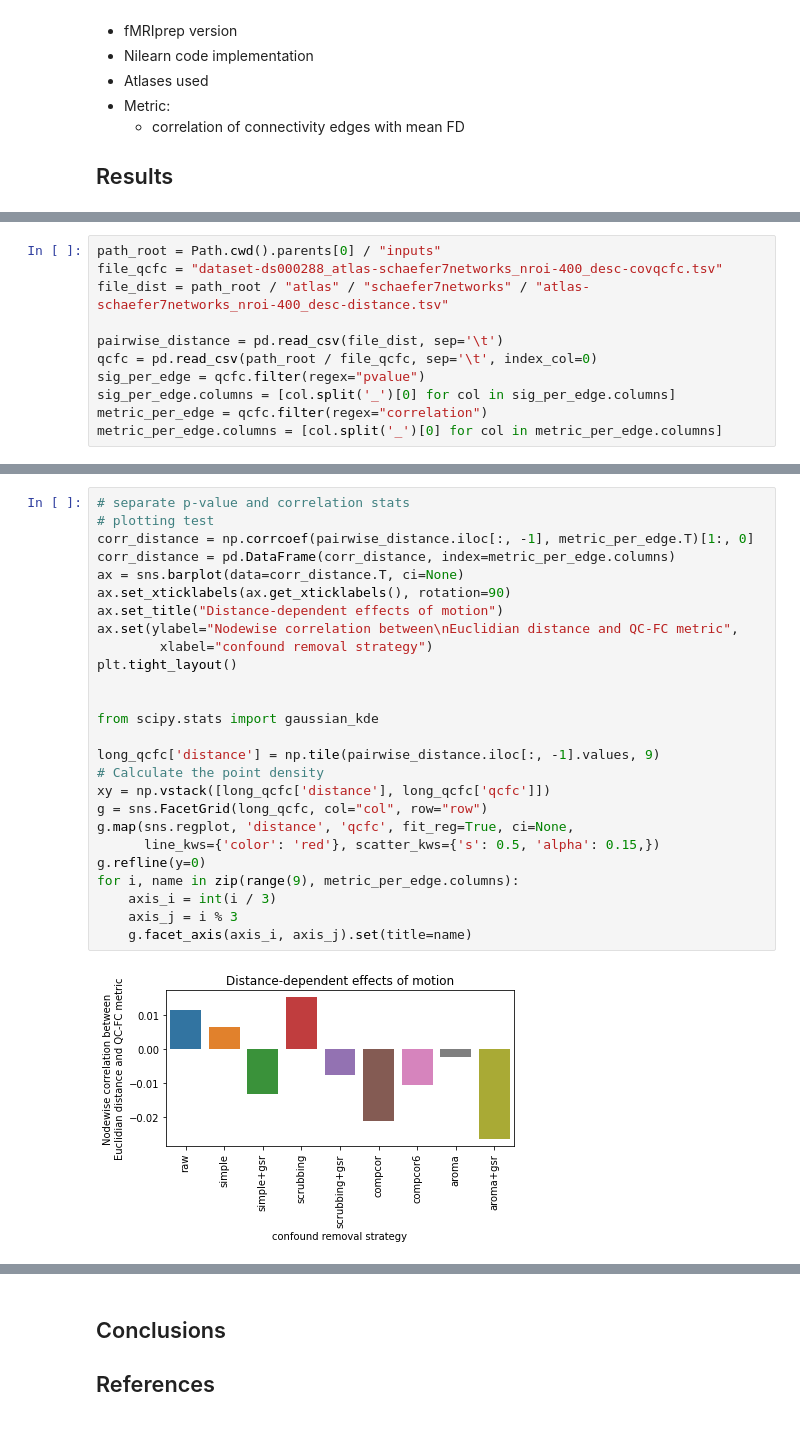
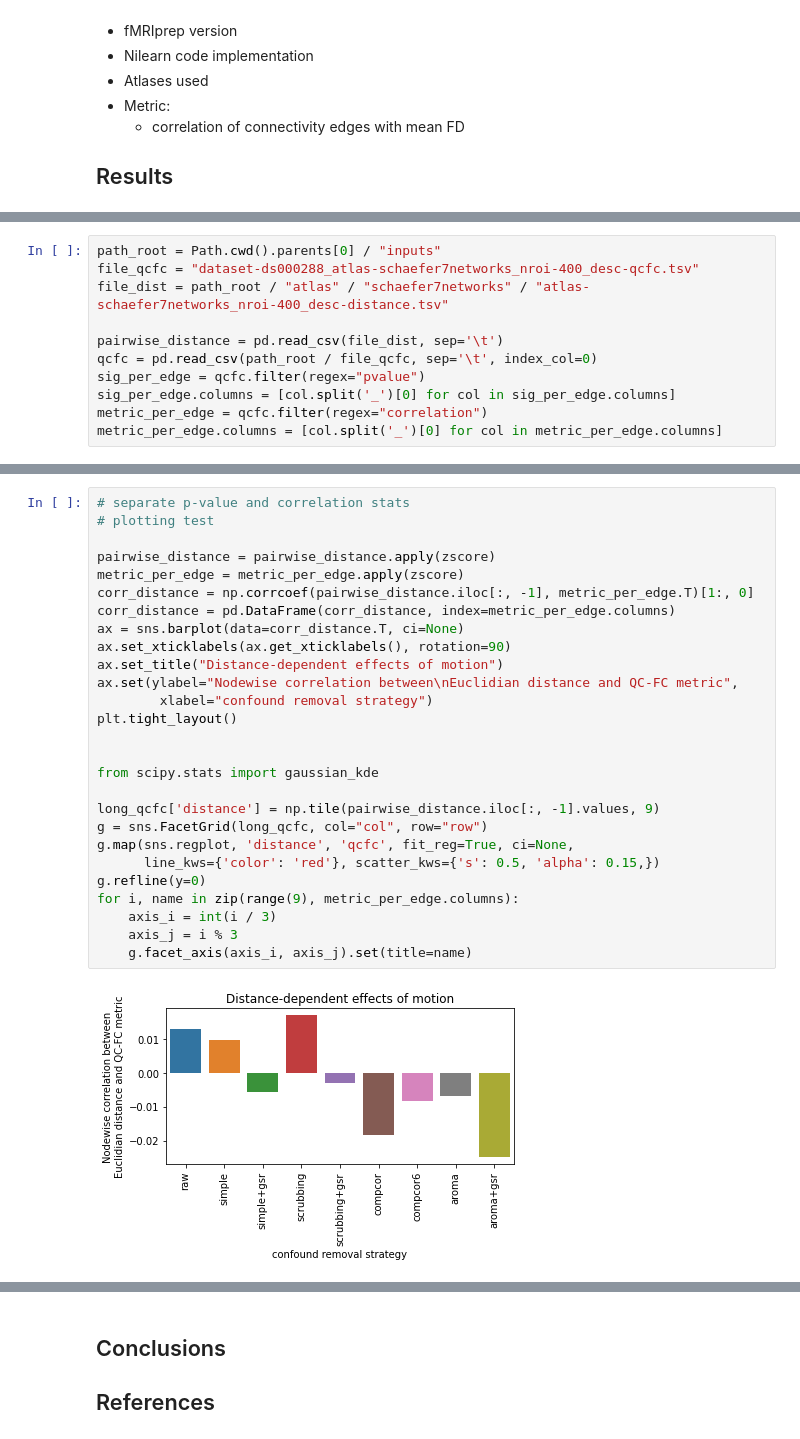
Before and after one commit to SIMEXP/fmriprep-denoise-benchmark, a Jupyter notebook: content/ohbm2022abstract.ipynb, the cells around one changed output, grey strips where cells are left out. Saved outputs shown, nothing was run; the diff lists cells and outputs as text.

```diff
--- a/content/ohbm2022abstract.ipynb
+++ b/content/ohbm2022abstract.ipynb
@@ -32,6 +33,6 @@ import seaborn as sns
 # %%
 path_root = Path.cwd().parents[0] / "inputs"
-file_qcfc = "dataset-ds000288_atlas-schaefer7networks_nroi-400_desc-covqcfc.tsv"
+file_qcfc = "dataset-ds000288_atlas-schaefer7networks_nroi-400_desc-qcfc.tsv"
 file_dist = path_root / "atlas" / "schaefer7networks" / "atlas-schaefer7networks_nroi-400_desc-distance.tsv"
 
 pairwise_distance = pd.read_csv(file_dist, sep='\t')
@@ -94,28 +95,29 @@ for i, name in zip(range(9), metric_per_edge.columns):
 # %%
 # separate p-value and correlation stats
 # plotting test
+
+pairwise_distance = pairwise_distance.apply(zscore)
+metric_per_edge = metric_per_edge.apply(zscore)
 corr_distance = np.corrcoef(pairwise_distance.iloc[:, -1], metric_per_edge.T)[1:, 0]
 corr_distance = pd.DataFrame(corr_distance, index=metric_per_edge.columns)
 ax = sns.barplot(data=corr_distance.T, ci=None)
 ax.set_xticklabels(ax.get_xticklabels(), rotation=90)
 ax.set_title("Distance-dependent effects of motion")
 ax.set(ylabel="Nodewise correlation between\nEuclidian distance and QC-FC metric",
         xlabel="confound removal strategy")
 plt.tight_layout()
 
 
 from scipy.stats import gaussian_kde
 
 long_qcfc['distance'] = np.tile(pairwise_distance.iloc[:, -1].values, 9)
-# Calculate the point density
-xy = np.vstack([long_qcfc['distance'], long_qcfc['qcfc']])
 g = sns.FacetGrid(long_qcfc, col="col", row="row")
 g.map(sns.regplot, 'distance', 'qcfc', fit_reg=True, ci=None,
       line_kws={'color': 'red'}, scatter_kws={'s': 0.5, 'alpha': 0.15,})
 g.refline(y=0)
 for i, name in zip(range(9), metric_per_edge.columns):
     axis_i = int(i / 3)
     axis_j = i % 3
     g.facet_axis(axis_i, axis_j).set(title=name)
 # %% [output]
-[figure, old version]
+[figure, new version]
```
Also changed, not shown: parts of 5 cells of this notebook, 5 other files.
